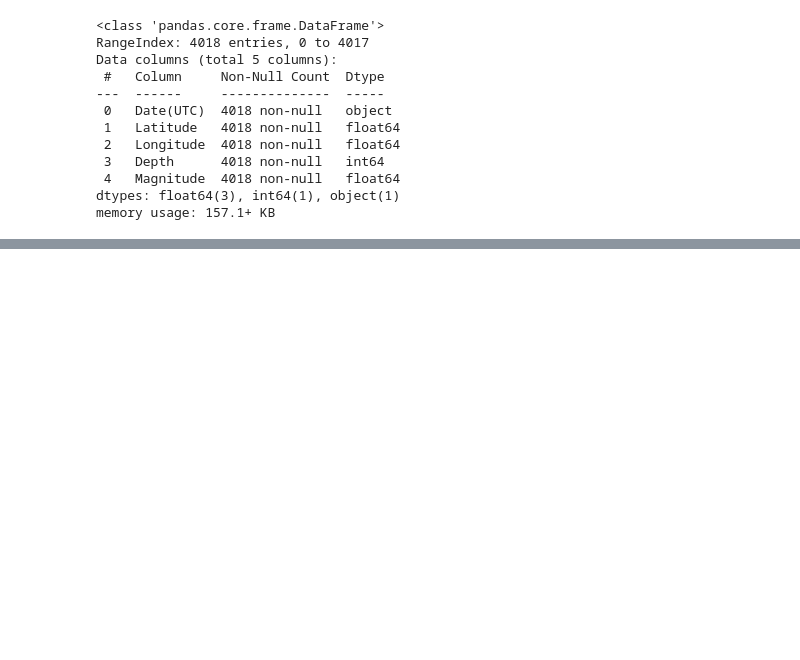
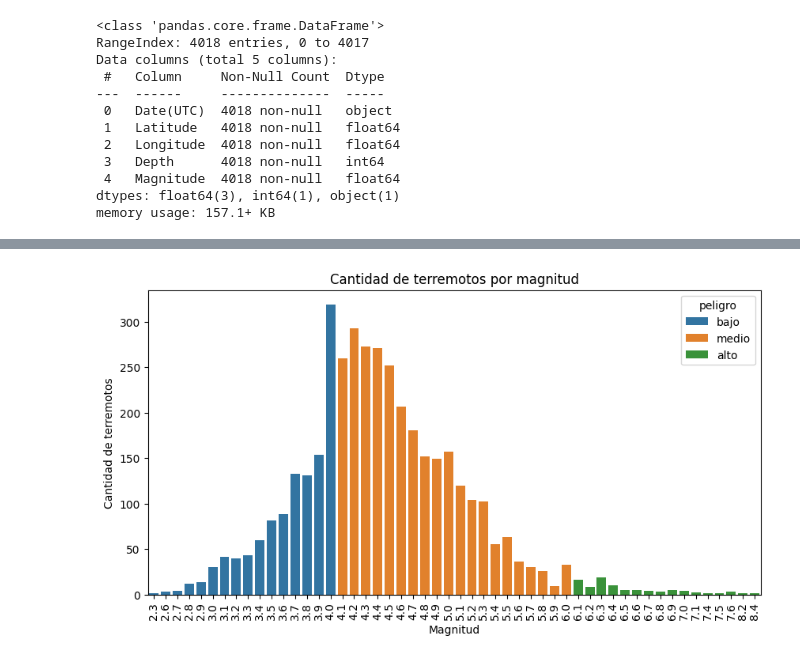
Before and after one commit to Branlut/terremos-Chile, a Jupyter notebook: analisis.ipynb, the cells around one changed output, grey strips where cells are left out. Saved outputs shown, nothing was run; the diff lists cells and outputs as text; code cells hidden in the pictures; blank space fills up the shorter version.

```diff
--- a/analisis.ipynb
+++ b/analisis.ipynb
@@ -25,3 +28,6 @@ Data columns (total 5 columns):
  4   Magnitude  4018 non-null   float64
 dtypes: float64(3), int64(1), object(1)
 memory usage: 157.1+ KB
+# %%
+df_sismos['Date(UTC)'] = pd.to_datetime(df_sismos['Date(UTC)'])
+df_sismos.info()
@@ -27,0 +68,2 @@ memory usage: 157.1+ KB
+# %%
+df_sismos.drop_duplicates(inplace=True)
@@ -27,0 +91,10 @@ memory usage: 157.1+ KB
+# %%
+plt.figure(figsize=(10,5))
+sns.countplot(data=df_sismos,x='Magnitude',hue='peligro')
+plt.title('Cantidad de terremotos por magnitud')
+plt.xlabel('Magnitud')
+plt.ylabel('Cantidad de terremotos')
+plt.xticks(rotation=90)
+plt.show()
+# %% [output]
+[figure, added]
```
Also changed, not shown: parts of 13 cells of this notebook.
